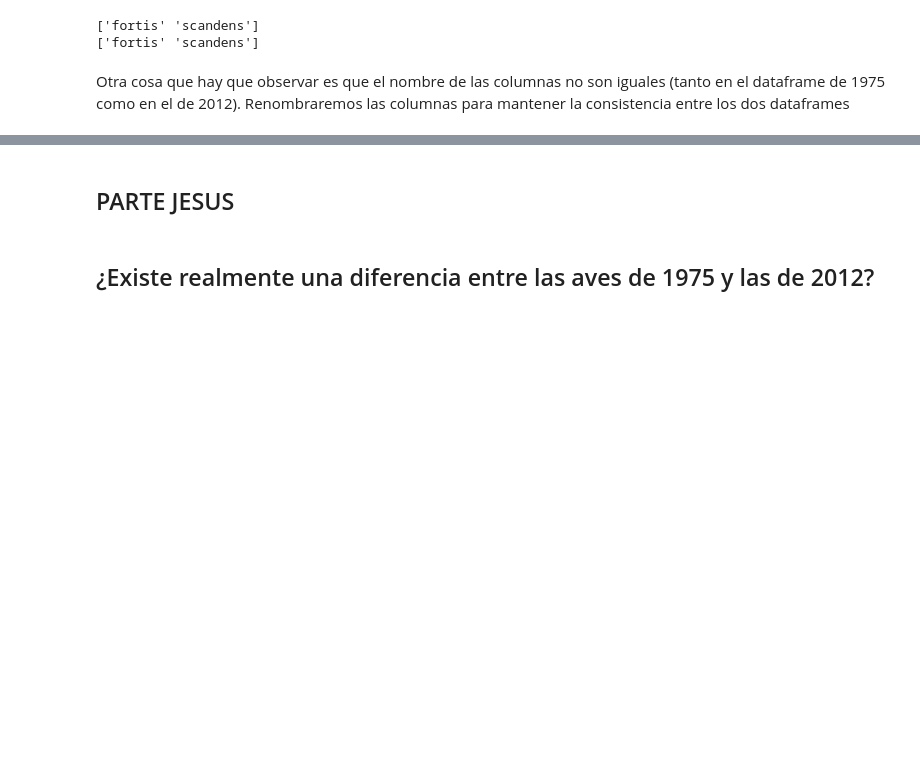
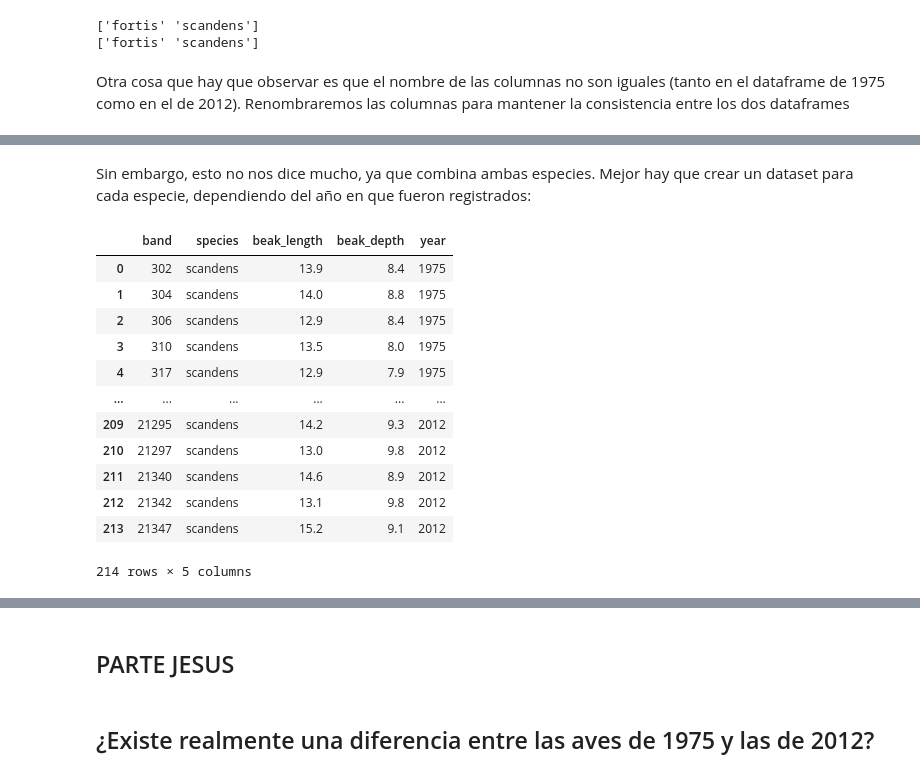
Before and after one commit to jmartingv/proyecto-probstats-mcd, a Jupyter notebook: proyecto.ipynb, the cells around one changed output, grey strips where cells are left out. Drawn from its saved outputs; the diff is of its cells as text; code cells hidden in the pictures; blank space fills up the shorter version.

```diff
--- a/proyecto.ipynb
+++ b/proyecto.ipynb
@@ -120,0 +171,2 @@ df_2012.rename(
+# %% [markdown]
+Sin embargo, esto no nos dice mucho, ya que combina ambas especies. Mejor hay que crear un dataset para cada especie, dependiendo del año en que fueron registrados:
@@ -120,0 +177,23 @@ df_2012.rename(
+# %%
+# Filttremos los dataframes para la especie 'Scandens' y concatémoslo en un solo dataset
+
+df_1975_scandens = df_1975[df_1975['species']=='scandens']
+df_2012_scandens = df_2012[df_2012['species']=='scandens']
+
+df_scandens = pd.concat([df_1975_scandens, df_2012_scandens], ignore_index=True)
+
+df_scandens
+# %% [output]
+|  | band | species | beak_length | beak_depth | year |
+| 0 | 302 | scandens | 13.9 | 8.4 | 1975 |
+| 1 | 304 | scandens | 14.0 | 8.8 | 1975 |
+| 2 | 306 | scandens | 12.9 | 8.4 | 1975 |
+| 3 | 310 | scandens | 13.5 | 8.0 | 1975 |
+| 4 | 317 | scandens | 12.9 | 7.9 | 1975 |
+| ... | ... | ... | ... | ... | ... |
+| 209 | 21295 | scandens | 14.2 | 9.3 | 2012 |
+| 210 | 21297 | scandens | 13.0 | 9.8 | 2012 |
+| 211 | 21340 | scandens | 14.6 | 8.9 | 2012 |
+| 212 | 21342 | scandens | 13.1 | 9.8 | 2012 |
+| 213 | 21347 | scandens | 15.2 | 9.1 | 2012 |
+214 rows × 5 columns
```
Also changed, not shown: parts of 13 cells of this notebook.
